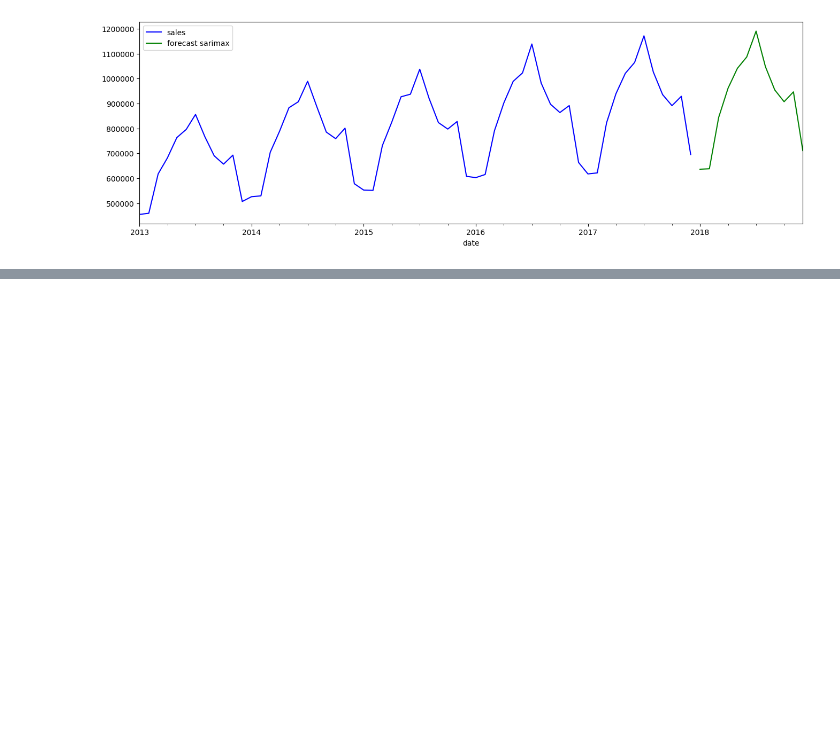
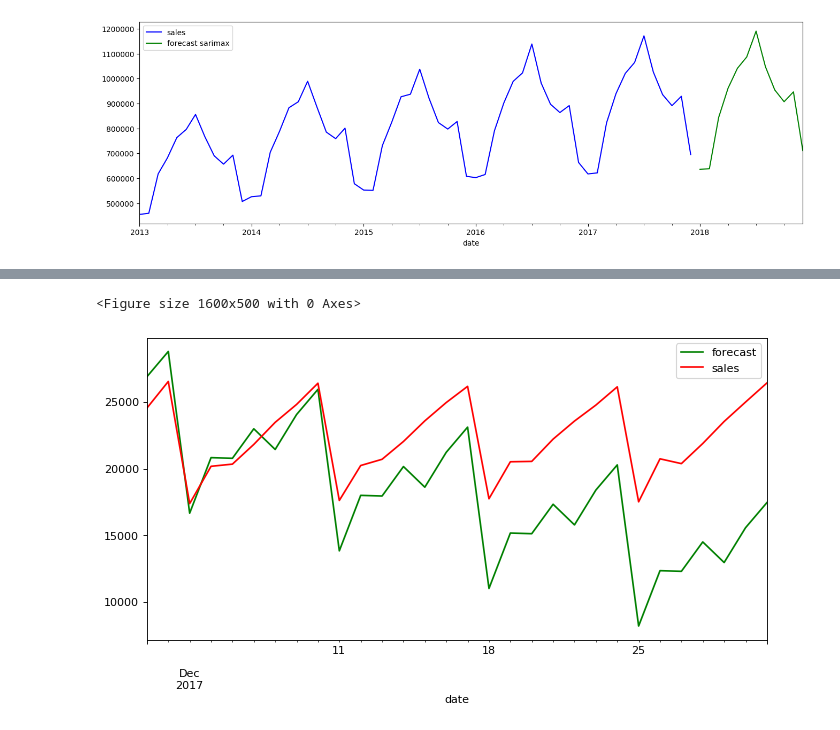
Before and after one commit to paolorossig/Time-Series-Forecasting, a Jupyter notebook: Exercise-SalesForecasting/FinalScript.ipynb, the cells around one changed output, grey strips where cells are left out. Saved outputs shown, nothing was run; the diff lists cells and outputs as text; code cells hidden in the pictures; blank space fills up the shorter version.

Commit message:
1-month daily forecast

```diff
--- a/Exercise-SalesForecasting/FinalScript.ipynb
+++ b/Exercise-SalesForecasting/FinalScript.ipynb
@@ -548,0 +582,7 @@ plt.show()
+# %%
+model_auto2 = pm.auto_arima(y_train, seasonal=True, m=7)
+# %%
+results2 = model_auto2.fit(y_train)
+# %%
+forecast_autoarima2 = model_auto2.predict(n_periods=30)
+forecast_autoarima2
@@ -548,0 +618,5 @@ plt.show()
+# %%
+forecast_autoarima2 = pd.DataFrame(forecast_autoarima2)
+forecast_autoarima2.index = y_test.index
+forecast_autoarima2.columns = ['forecast']
+forecast_autoarima2.head()
@@ -548,0 +631,8 @@ plt.show()
+# %%
+plt.figure(figsize=(16,5), dpi=100)
+forecast_autoarima2.plot(color = 'green', legend = True)
+y_test.plot(color='red',legend = True)
+plt.show()
+# %% [output]
+<Figure size 1600x500 with 0 Axes>
+[figure, added]
```
Also changed, not shown: parts of 20 cells of this notebook.
